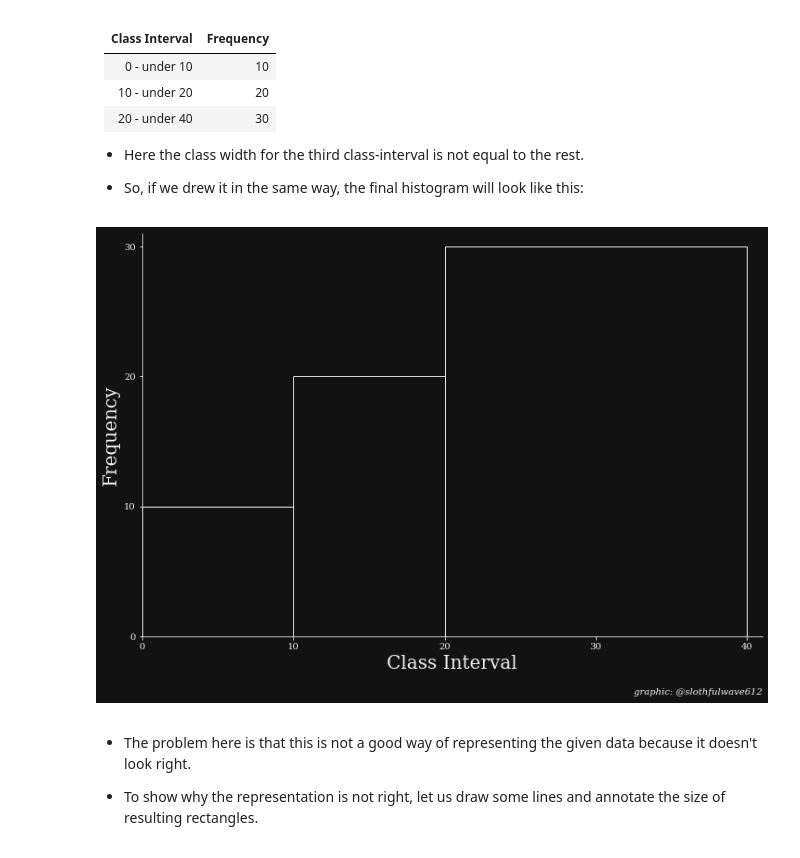
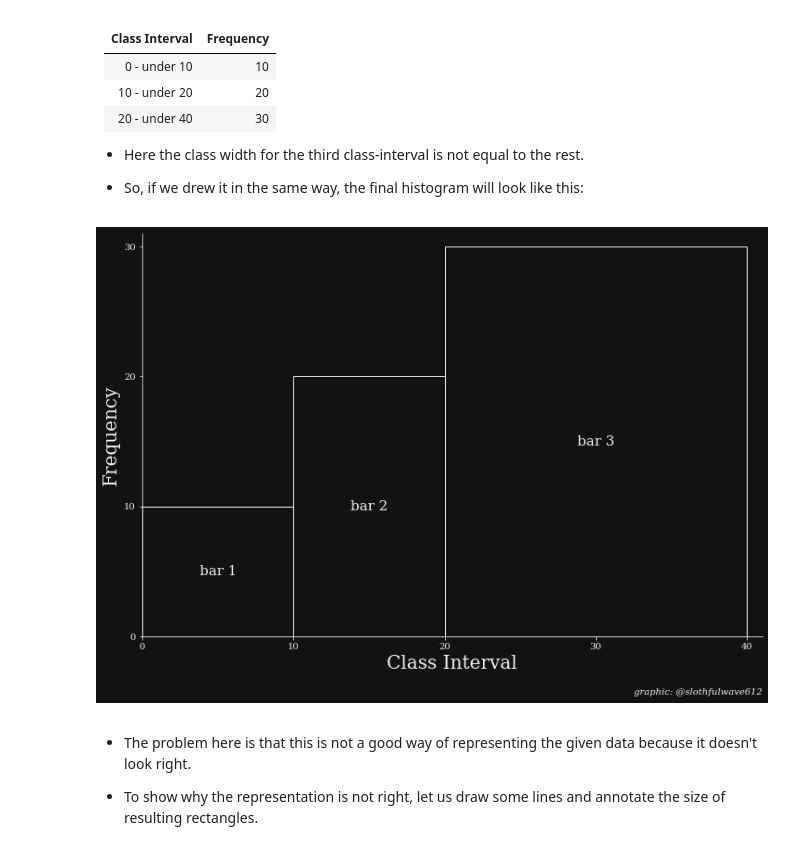
Before and after one commit to Slothfulwave612/Better-Stats-Than-Never, a Jupyter notebook: _notebooks/2021-01-03-Histograms.ipynb, the cells around one changed output. Drawn from its saved outputs; the diff is of its cells as text; code cells hidden in the pictures.

```diff
--- a/_notebooks/2021-01-03-Histograms.ipynb
+++ b/_notebooks/2021-01-03-Histograms.ipynb
@@ -236,26 +236,38 @@ plt.show()
 # %%
 #collapse-hide
 data = [
     8, 6, 0, 4, 5, 3, 2, 4, 3, 5,
     10, 10, 17, 16, 13, 12, 18, 16, 10, 14, 18, 14, 14, 15, 15, 11, 16, 17, 10, 13,
     32, 39, 39, 30, 30, 23, 27, 37, 25, 23, 34, 38, 26, 28, 23, 39, 28,
     38, 20, 39, 20, 31, 29, 37, 38, 26, 20, 20, 21, 37
 ]
 
 # create new plot
 fig, ax = create_axis(
     xticks=np.linspace(0, 40, 5), yticks=np.linspace(0, 30, 4), xlim=(0,41), ylim=(0,31)
 )
 
 # plot whole histogram
 ax.hist(
     x=data, bins=[0, 10, 20, 40],
     edgecolor="#F2F2F2", linewidth=1, color="#121212"
 )
 
+# annotate bars
+ax.text(
+    5, 5, "bar 1", size=15, ha="center", va="center", color="#F2F2F2"
+)
+ax.text(
+    15, 10, "bar 2", size=15, ha="center", va="center", color="#F2F2F2"
+)
+ax.text(
+    30, 15, "bar 3", size=15, ha="center", va="center", color="#F2F2F2"
+)
+
+
 plt.show()
 # %% [output]
-[figure, old version]
+[figure, new version]
 # %% [markdown]
 * The problem here is that this is not a good way of representing the given data because it doesn't look right.
 
```
Also changed, not shown: parts of 1 cell of this notebook, 1 other file.
